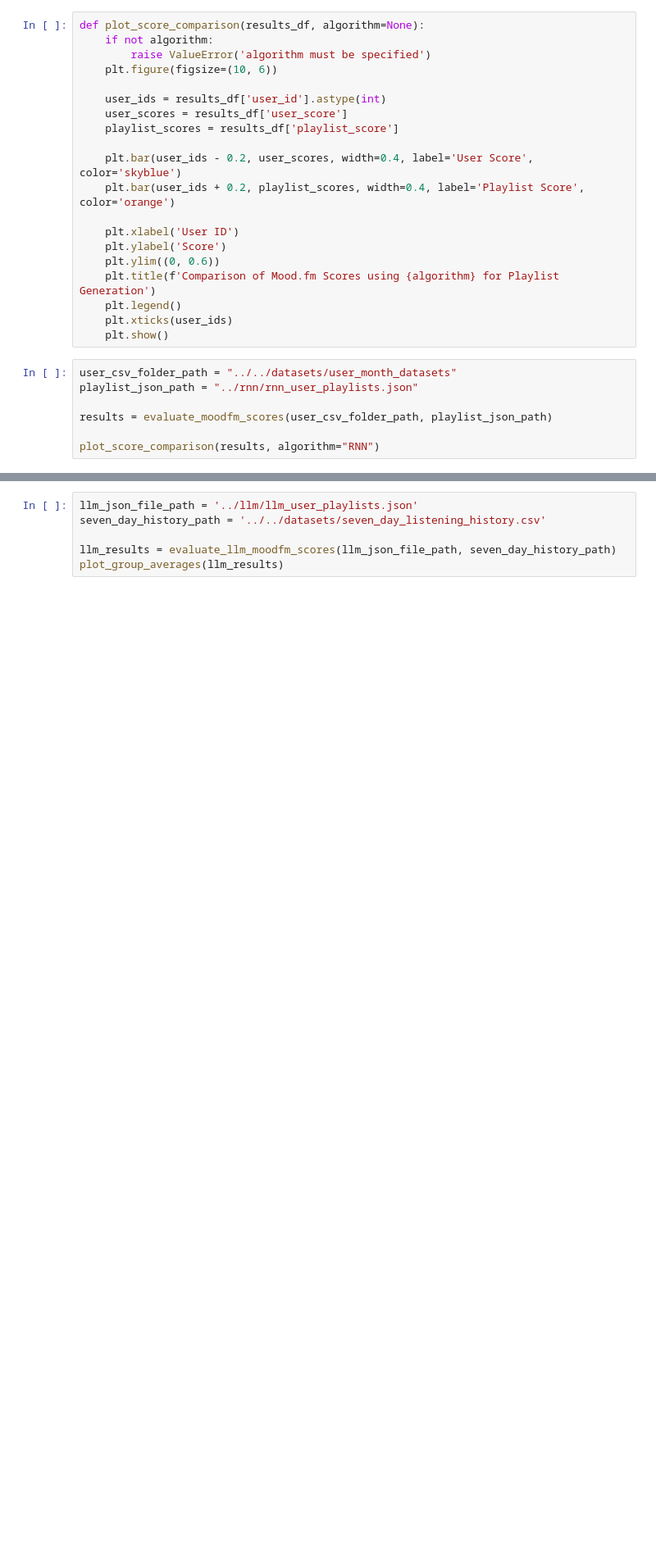
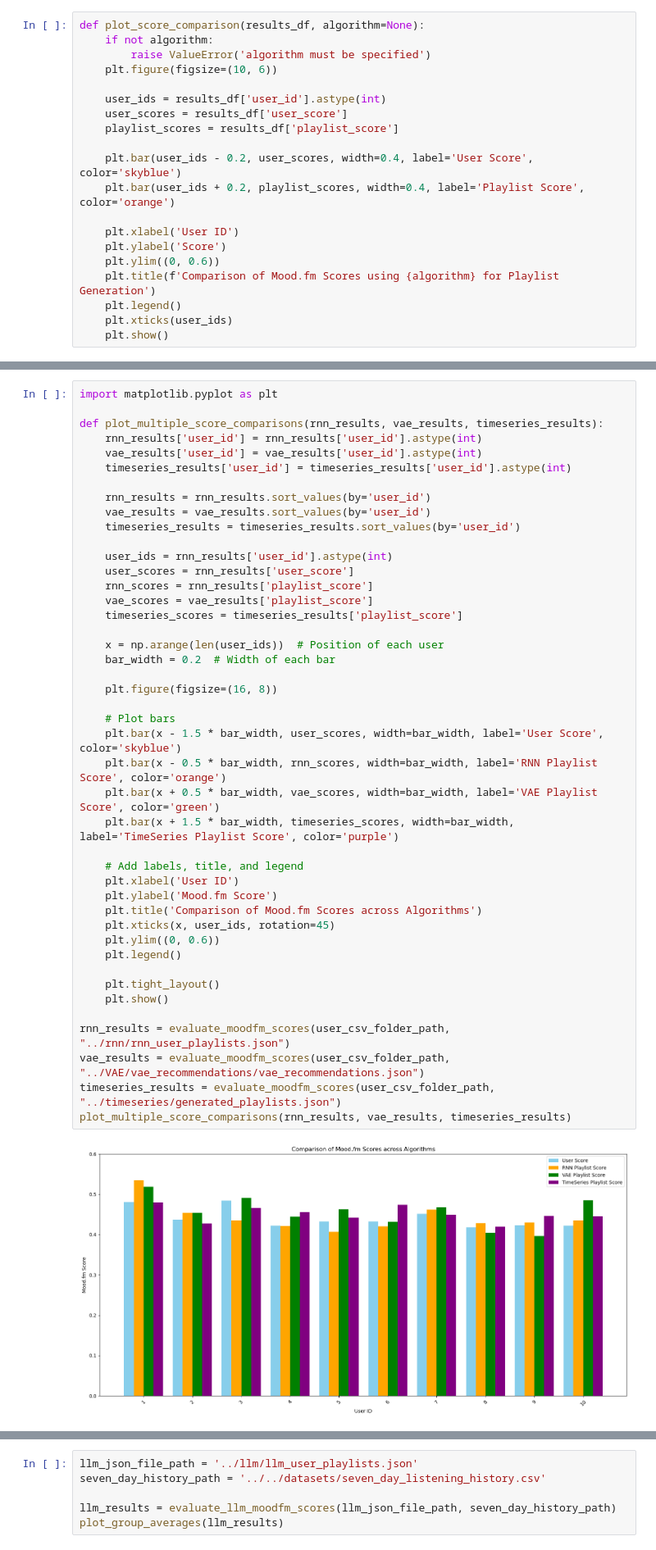
Before and after one commit to shreyash2106/CS573_Final_Project, a Jupyter notebook: src/eval/eval.ipynb, the cells around one changed output, grey strips where cells are left out. Shown: that part at 82% size. Cells and saved outputs as stored; diff of their text form; blank space fills up the shorter version.

Commit message:
mood.fm evaluation complete

```diff
--- a/src/eval/eval.ipynb
+++ b/src/eval/eval.ipynb
@@ -406,10 +406,3 @@ def plot_score_comparison(results_df, algorithm=None):
     plt.legend()
     plt.xticks(user_ids)
     plt.show()
-# %%
-user_csv_folder_path = "../../datasets/user_month_datasets"
-playlist_json_path = "../rnn/rnn_user_playlists.json"
-
-results = evaluate_moodfm_scores(user_csv_folder_path, playlist_json_path)
-
-plot_score_comparison(results, algorithm="RNN")
@@ -430,3 +409,49 @@ plot_score_comparison(results, algorithm="TimeSeries")
+# %%
+import matplotlib.pyplot as plt
+
+def plot_multiple_score_comparisons(rnn_results, vae_results, timeseries_results):
+    rnn_results['user_id'] = rnn_results['user_id'].astype(int)
+    vae_results['user_id'] = vae_results['user_id'].astype(int)
+    timeseries_results['user_id'] = timeseries_results['user_id'].astype(int)
+
+    rnn_results = rnn_results.sort_values(by='user_id')
+    vae_results = vae_results.sort_values(by='user_id')
+    timeseries_results = timeseries_results.sort_values(by='user_id')
+
+    user_ids = rnn_results['user_id'].astype(int)
+    user_scores = rnn_results['user_score']
+    rnn_scores = rnn_results['playlist_score']
+    vae_scores = vae_results['playlist_score']
+    timeseries_scores = timeseries_results['playlist_score']
+
+    x = np.arange(len(user_ids))  # Position of each user
+    bar_width = 0.2  # Width of each bar
+
+    plt.figure(figsize=(16, 8))
+
+    # Plot bars
+    plt.bar(x - 1.5 * bar_width, user_scores, width=bar_width, label='User Score', color='skyblue')
+    plt.bar(x - 0.5 * bar_width, rnn_scores, width=bar_width, label='RNN Playlist Score', color='orange')
+    plt.bar(x + 0.5 * bar_width, vae_scores, width=bar_width, label='VAE Playlist Score', color='green')
+    plt.bar(x + 1.5 * bar_width, timeseries_scores, width=bar_width, label='TimeSeries Playlist Score', color='purple')
+
+    # Add labels, title, and legend
+    plt.xlabel('User ID')
+    plt.ylabel('Mood.fm Score')
+    plt.title('Comparison of Mood.fm Scores across Algorithms')
+    plt.xticks(x, user_ids, rotation=45)
+    plt.ylim((0, 0.6))
+    plt.legend()
+
+    plt.tight_layout()
+    plt.show()
+
+rnn_results = evaluate_moodfm_scores(user_csv_folder_path,  "../rnn/rnn_user_playlists.json")
+vae_results = evaluate_moodfm_scores(user_csv_folder_path,   "../VAE/vae_recommendations/vae_recommendations.json")
+timeseries_results = evaluate_moodfm_scores(user_csv_folder_path,   "../timeseries/generated_playlists.json")
+plot_multiple_score_comparisons(rnn_results, vae_results, timeseries_results)
+# %% [output]
+[figure, added]
 # %%
 def evaluate_llm_moodfm_scores(json_file_path, seven_day_history_path):
     with open(json_file_path, 'r') as file:
```
Also changed, not shown: parts of 7 cells of this notebook.
